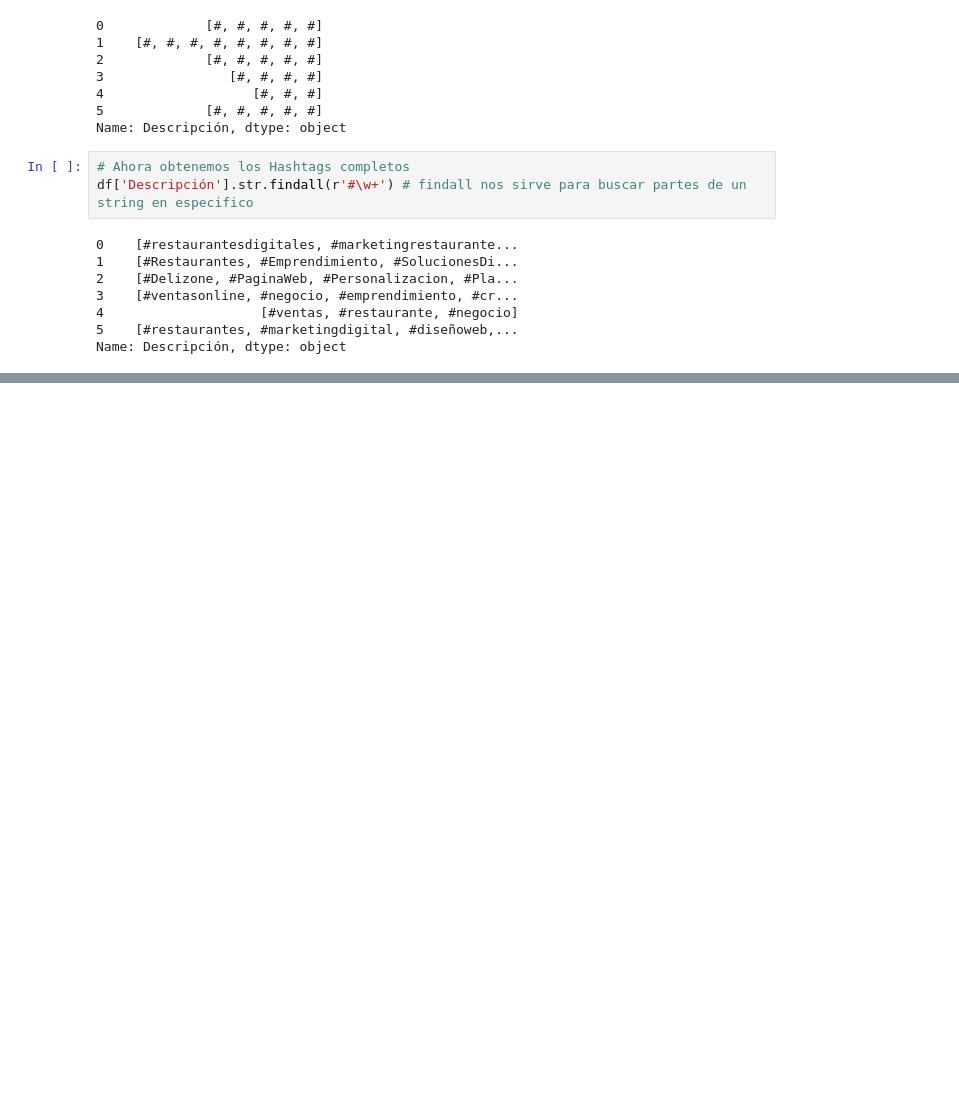
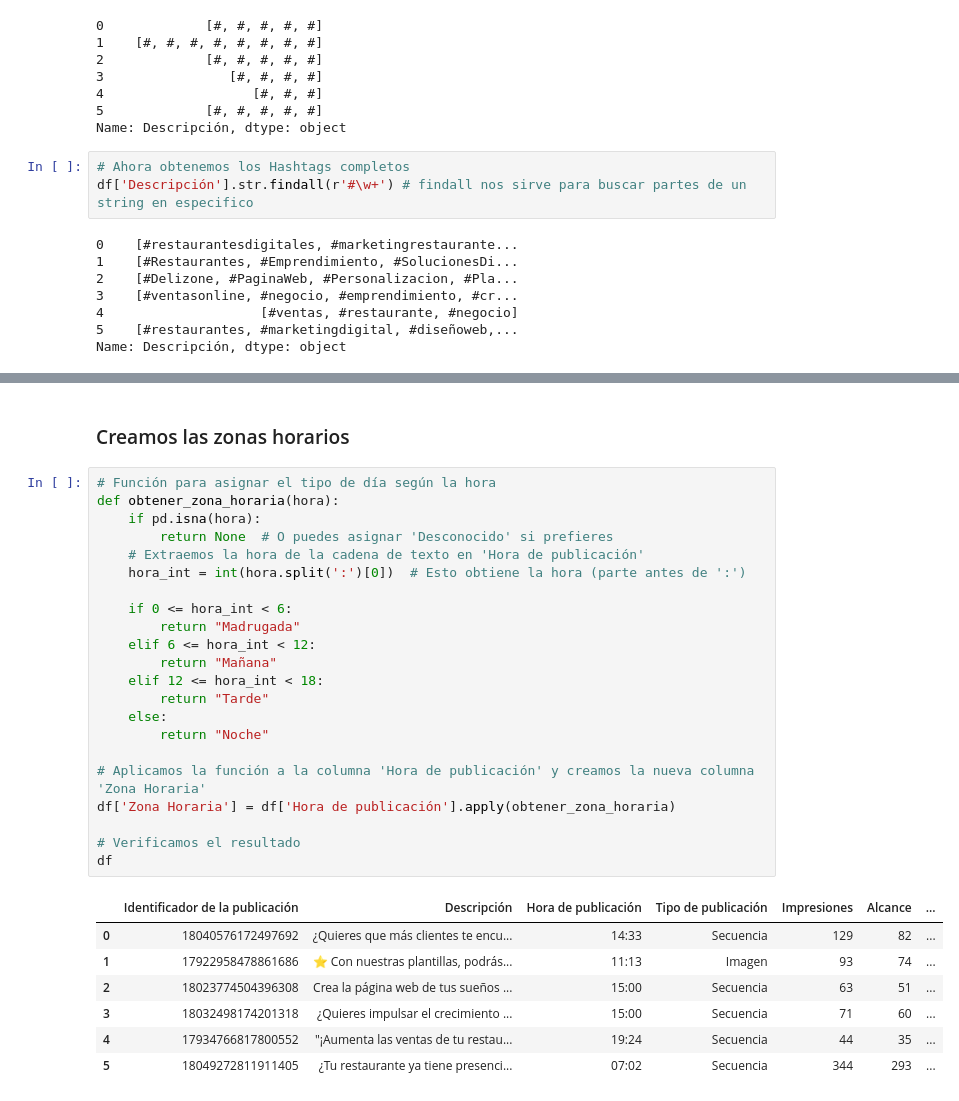
Before and after one commit to CtrlJason/Proyecto-Analisis-DeliZone, a Jupyter notebook: etl/etl_proceso.ipynb, the cells around one changed output, grey strips where cells are left out. Saved outputs shown, nothing was run; the diff lists cells and outputs as text; blank space fills up the shorter version.

```diff
--- a/etl/etl_proceso.ipynb
+++ b/etl/etl_proceso.ipynb
@@ -108,0 +195,32 @@ df
+# %% [markdown]
+### Creamos las zonas horarios
+# %%
+# Función para asignar el tipo de día según la hora
+def obtener_zona_horaria(hora):
+    if pd.isna(hora):
+        return None  # O puedes asignar 'Desconocido' si prefieres
+    # Extraemos la hora de la cadena de texto en 'Hora de publicación'
+    hora_int = int(hora.split(':')[0])  # Esto obtiene la hora (parte antes de ':')
+
+    if 0 <= hora_int < 6:
+        return "Madrugada"
+    elif 6 <= hora_int < 12:
+        return "Mañana"
+    elif 12 <= hora_int < 18:
+        return "Tarde"
+    else:
+        return "Noche"
+
+# Aplicamos la función a la columna 'Hora de publicación' y creamos la nueva columna 'Zona Horaria'
+df['Zona Horaria'] = df['Hora de publicación'].apply(obtener_zona_horaria)
+
+# Verificamos el resultado
+df
+# %% [output]
+|  | Identificador de la publicación | Descripción | Hora de publicación | Tipo de publicación | Impresiones | Alcance | ... |
+| 0 | 18040576172497692 | ¿Quieres que más clientes te encu... | 14:33 | Secuencia | 129 | 82 | ... |
+| 1 | 17922958478861686 | ⭐ Con nuestras plantillas, podrás... | 11:13 | Imagen | 93 | 74 | ... |
+| 2 | 18023774504396308 | Crea la página web de tus sueños ... | 15:00 | Secuencia | 63 | 51 | ... |
+| 3 | 18032498174201318 | ¿Quieres impulsar el crecimiento ... | 15:00 | Secuencia | 71 | 60 | ... |
+| 4 | 17934766817800552 | "¡Aumenta las ventas de tu restau... | 19:24 | Secuencia | 44 | 35 | ... |
+| 5 | 18049272811911405 | ¿Tu restaurante ya tiene presenci... | 07:02 | Secuencia | 344 | 293 | ... |
```
Also changed, not shown: parts of 18 cells of this notebook, 3 other files.
